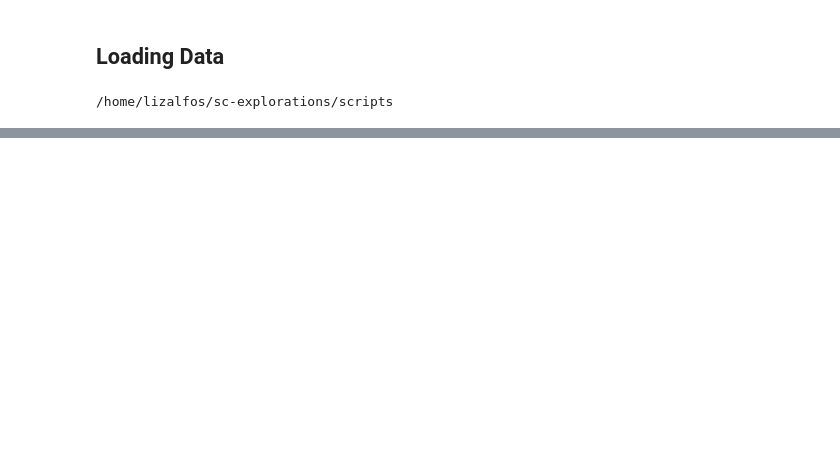
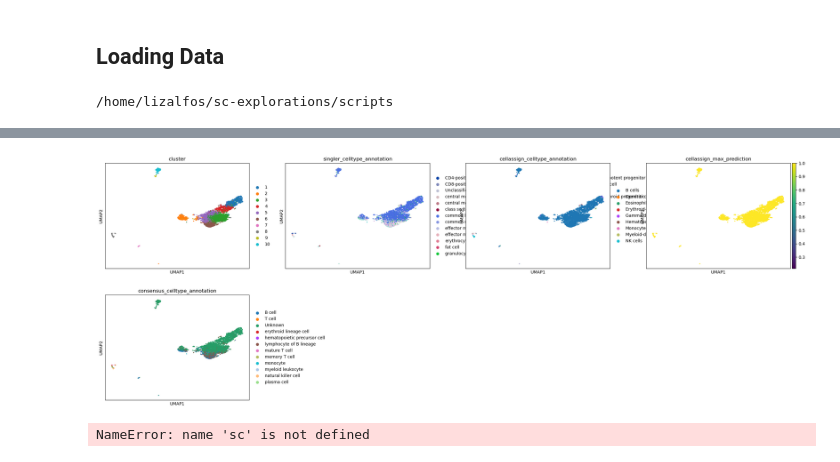
Before and after one commit to code-tortoise/sc-explorations, a Jupyter notebook: scripts/pipeline_358_processed.ipynb, the cells around one changed output, grey strips where cells are left out. Cells and saved outputs as stored; diff of their text form; code cells hidden in the pictures; blank space fills up the shorter version.

```diff
--- a/scripts/pipeline_358_processed.ipynb
+++ b/scripts/pipeline_358_processed.ipynb
@@ -55 +61,12 @@ AnnData object with n_obs × n_vars = 183325 × 60319
     layers: 'spliced'
+# %%
+sc.pl.embedding(anndata, basis="umap", color=['cluster', 'singler_celltype_annotation', 'cellassign_celltype_annotation', 'cellassign_max_prediction', 'consensus_celltype_annotation'])
+# Cell type annotations for humans.
+# %% [output]
+[figure, added]
+# %%
+sc.pl.embedding(anndata, basis="umap", color=['cluster', 'singler_celltype_ontology', 'cellassign_celltype_ontology', 'consensus_celltype_ontology'])
+# Ontology tags standardize the expression profiles that automated cell sorting packages/algorithms generate. This allows us to discuss cell exppression without,
+# the confusion of human standard names such as B-Cell or HMC. Basically names for machines not humans, more precise less vague.
+# %% [output]
+NameError: name 'sc' is not defined
```
Also changed, not shown: parts of 2 cells of this notebook, 1 other file.
